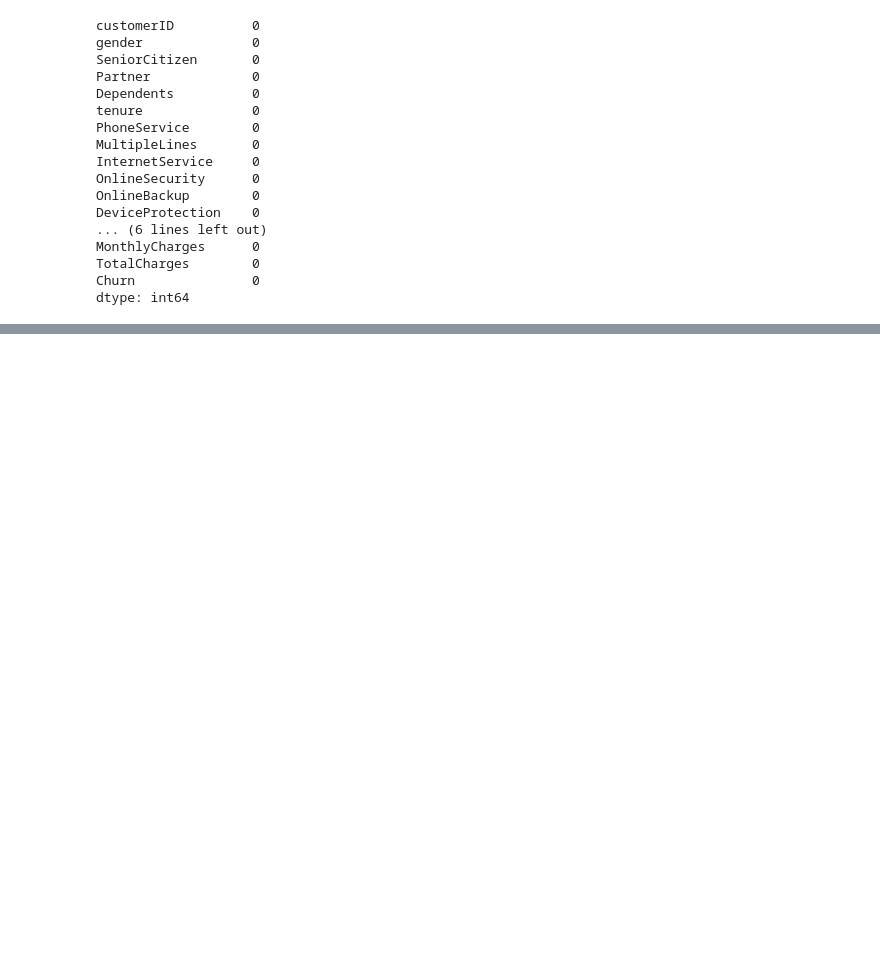
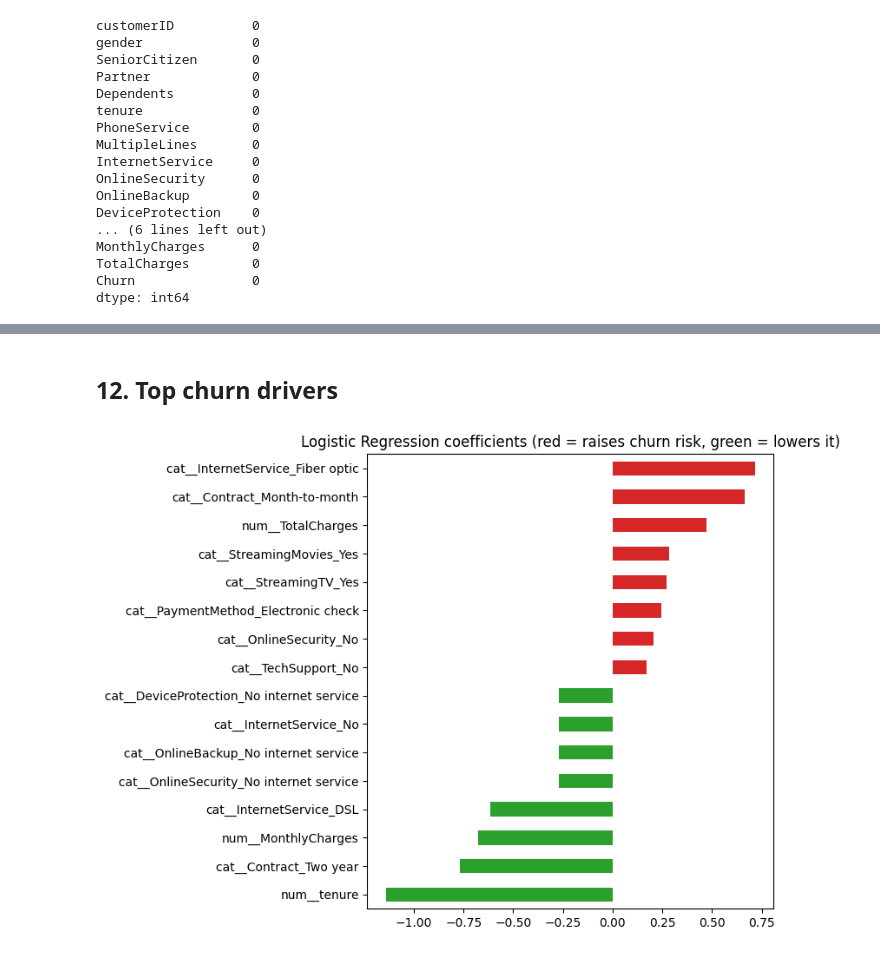
Before and after one commit to mahee0802/FUTURE_ML_02, a Jupyter notebook: notebook/ML_2.ipynb, the cells around one changed output, grey strips where cells are left out. Cells and saved outputs as stored; diff of their text form; code cells hidden in the pictures; blank space fills up the shorter version.

```diff
--- a/notebook/ML_2.ipynb
+++ b/notebook/ML_2.ipynb
@@ -260,0 +237,12 @@ NameError: name 'churn_predictions_with_probability' is not defined
+# %% [markdown]
+## 12. Top churn drivers
+# %%
+feat_names = best_pipe.named_steps['pre'].get_feature_names_out()
+coefs = pd.Series(best_pipe.named_steps['clf'].coef_[0], index=feat_names).sort_values()
+top = pd.concat([coefs.head(8), coefs.tail(8)])
+plt.figure(figsize=(8, 6))
+top.plot(kind='barh', color=['tab:green' if v < 0 else 'tab:red' for v in top])
+plt.title("Logistic Regression coefficients (red = raises churn risk, green = lowers it)")
+plt.tight_layout(); plt.show()
+# %% [output]
+[figure, added]
```
Also changed, not shown: parts of 50 cells of this notebook, 3 other files.
